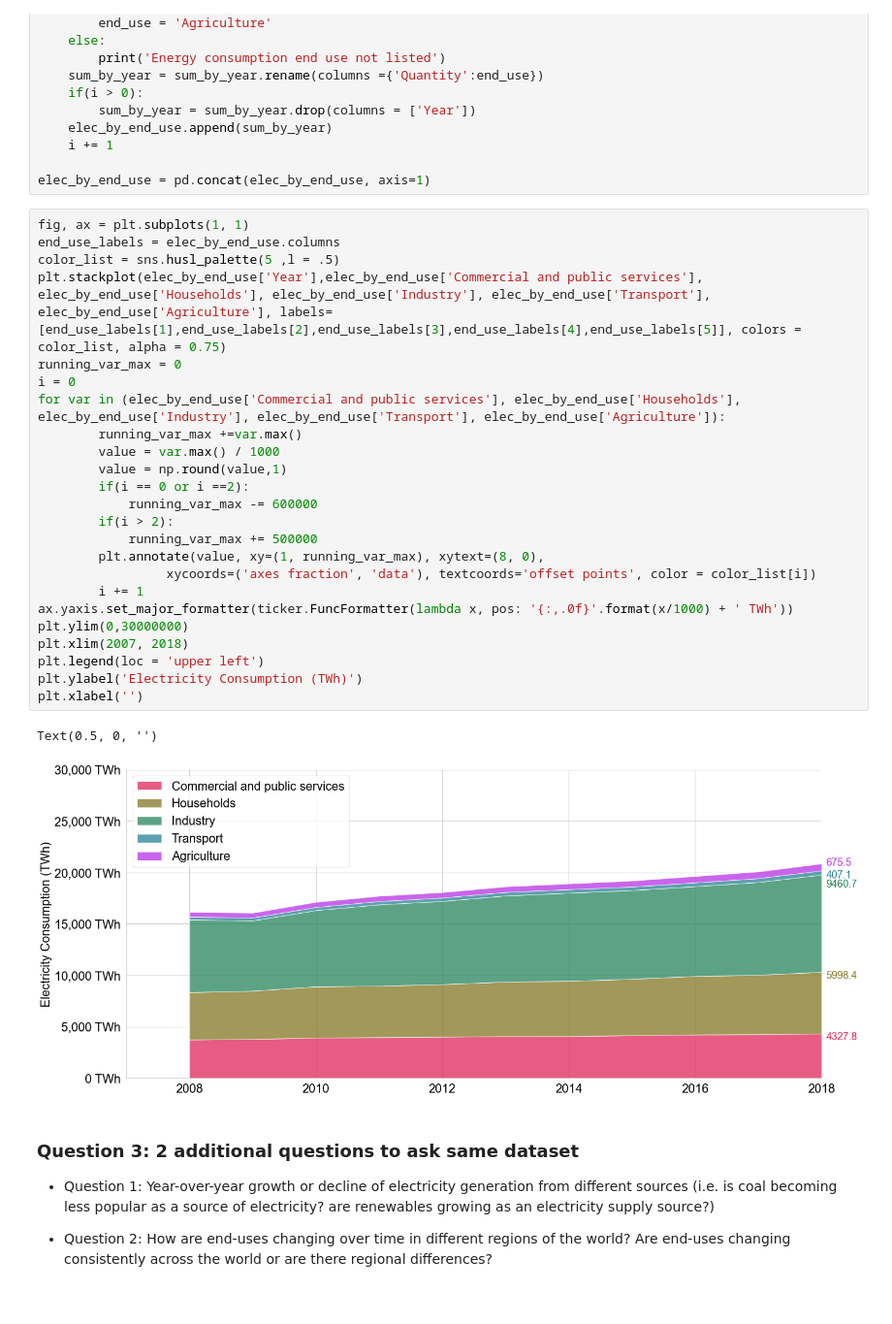
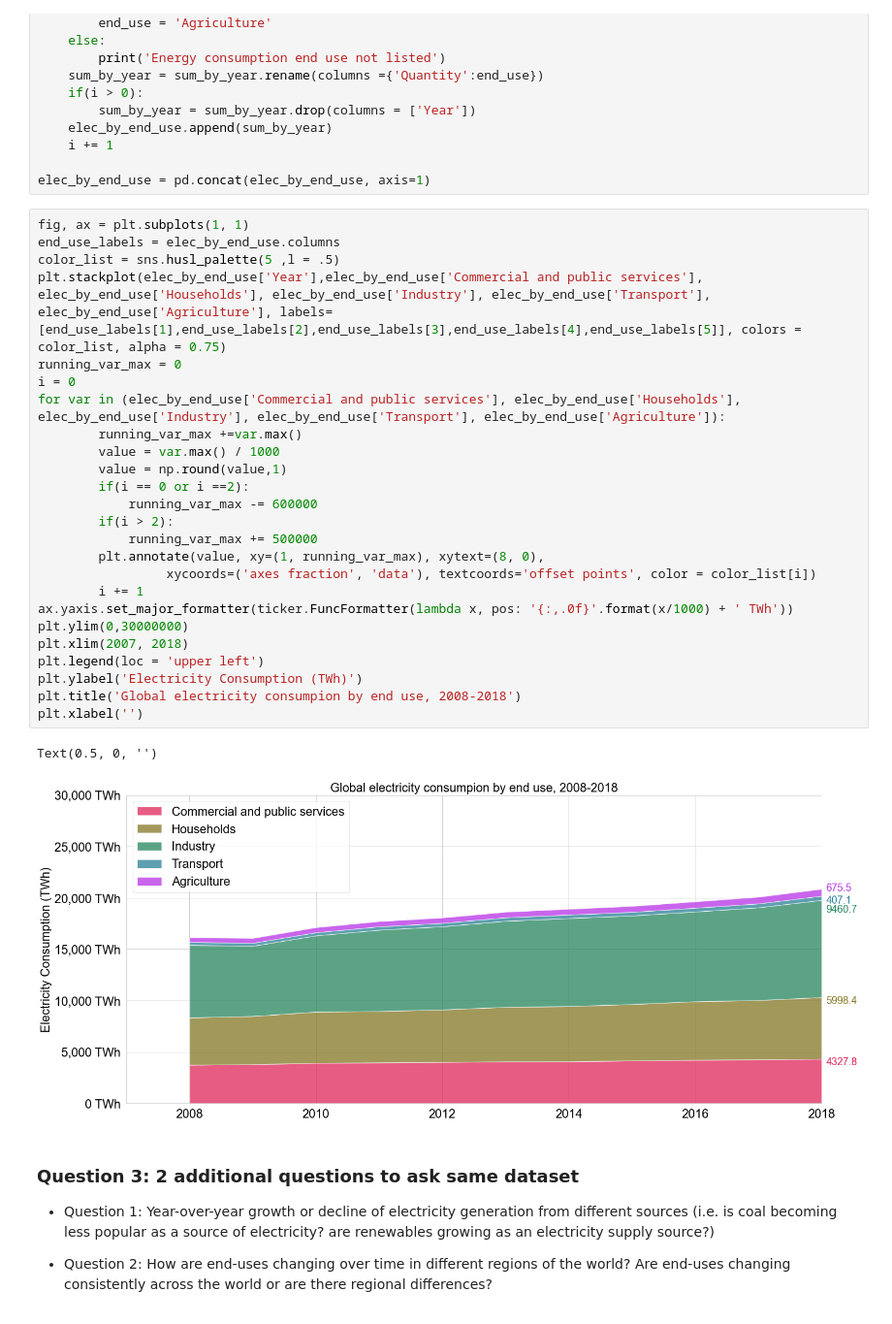
Before and after one commit to emporter/SidewalkLabsCaseStudy, a Jupyter notebook: take_home_case_study.ipynb, the cells around one changed output. Shown at 97% size. Cells and saved outputs as stored; diff of their text form.

```diff
--- a/take_home_case_study.ipynb
+++ b/take_home_case_study.ipynb
@@ -354,30 +354,31 @@ elec_by_end_use = pd.concat(elec_by_end_use, axis=1)
 # %%
 fig, ax = plt.subplots(1, 1)
 end_use_labels = elec_by_end_use.columns
 color_list = sns.husl_palette(5 ,l = .5)
 plt.stackplot(elec_by_end_use['Year'],elec_by_end_use['Commercial and public services'], elec_by_end_use['Households'], elec_by_end_use['Industry'], elec_by_end_use['Transport'], elec_by_end_use['Agriculture'], labels=[end_use_labels[1],end_use_labels[2],end_use_labels[3],end_use_labels[4],end_use_labels[5]], colors = color_list, alpha = 0.75)
 running_var_max = 0
 i = 0
 for var in (elec_by_end_use['Commercial and public services'], elec_by_end_use['Households'], elec_by_end_use['Industry'], elec_by_end_use['Transport'], elec_by_end_use['Agriculture']):
         running_var_max +=var.max()
         value = var.max() / 1000
         value = np.round(value,1)
         if(i == 0 or i ==2):
             running_var_max -= 600000
         if(i > 2):
             running_var_max += 500000
         plt.annotate(value, xy=(1, running_var_max), xytext=(8, 0),
                  xycoords=('axes fraction', 'data'), textcoords='offset points', color = color_list[i])
         i += 1
 ax.yaxis.set_major_formatter(ticker.FuncFormatter(lambda x, pos: '{:,.0f}'.format(x/1000) + ' TWh'))
 plt.ylim(0,30000000)
 plt.xlim(2007, 2018)
 plt.legend(loc = 'upper left')
 plt.ylabel('Electricity Consumption (TWh)')
+plt.title('Global electricity consumpion by end use, 2008-2018')
 plt.xlabel('')
 # %% [output]
 Text(0.5, 0, '')
-[figure, old version]
+[figure, new version]
 # %% [markdown]
 ### Question 3: 2 additional questions to ask same dataset
 
```
